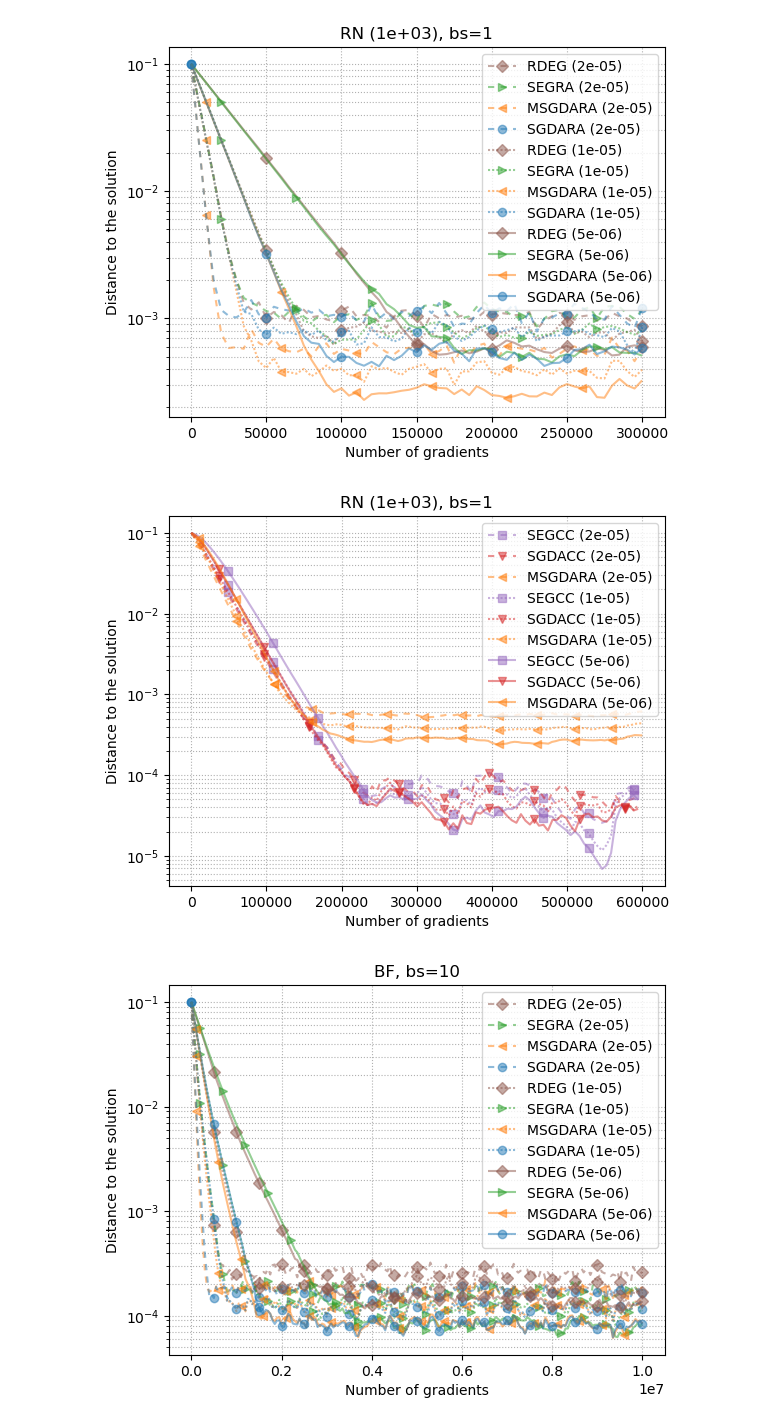
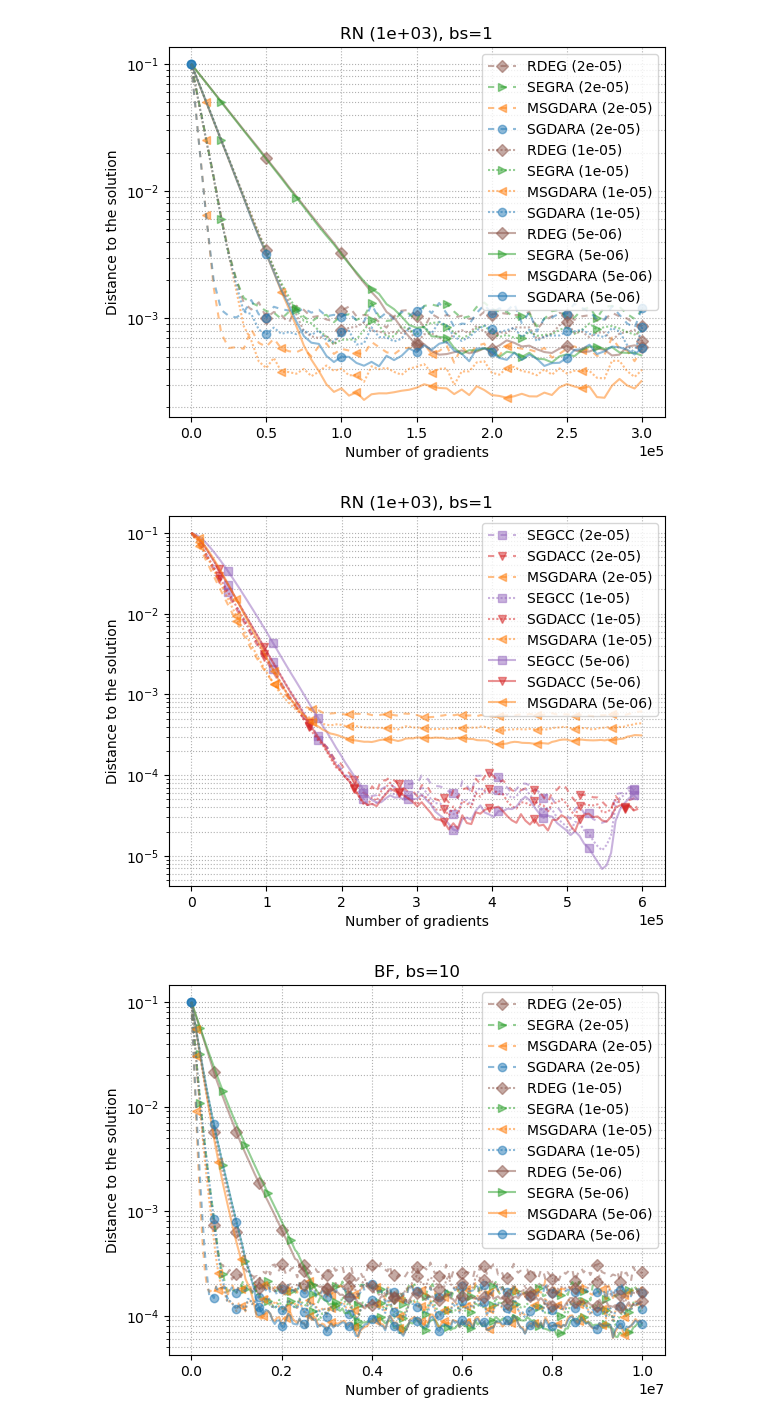
Before and after one commit to nazya/sgda-ra, a Jupyter notebook: plot-LR-ALIE-IPM.ipynb, the cells around one changed output. Cells and saved outputs as stored; diff of their text form; code cells hidden in the pictures.

```diff
--- a/plot-LR-ALIE-IPM.ipynb
+++ b/plot-LR-ALIE-IPM.ipynb
@@ -54,6 +55,7 @@ runs = client.search_runs(experiment_ids=[e.experiment_id],
 
 optimizer_names = ['SGDARA', 'MSGDARA', 'SEGRA', 'RDEG'] #'SGDA']
 for an, ap, bs, end in [('IPM', 1e2, 100, 7e7), ('ALIE', 1e1, 10, 2e6)]:
+    plt.figure(figsize=(4, 3))
     for r in runs:
         config = mlflow.artifacts.load_dict(r.info.artifact_uri+'/config.json')
 
@@ -93,6 +95,7 @@ for an, ap, bs, end in [('IPM', 1e2, 100, 7e7), ('ALIE', 1e1, 10, 2e6)]:
     plt.ylabel('Distance to the solution')
     plt.yscale('log')
     plt.xscale('linear')
+    plt.ticklabel_format(axis="x", style="sci", scilimits=(0,5))
     plt.grid(True, which="both", ls='dotted')
     plt.legend()
     plt.savefig('figures/lr/'+title+'.pdf', bbox_inches='tight')
@@ -119,6 +122,7 @@ runs = client.search_runs(experiment_ids=[e.experiment_id],
 
 optimizer_names = ['SGDA', 'MSGDARA', 'SGDACC', 'SEGCC']
 for an, ap, bs, end in [('IPM', 1e2, 100, 5e7), ('ALIE', 1e1, 10, 5e6)]:
+    plt.figure(figsize=(4, 3))
     for r in runs:
         config = mlflow.artifacts.load_dict(r.info.artifact_uri+'/config.json')
 
@@ -160,6 +164,7 @@ for an, ap, bs, end in [('IPM', 1e2, 100, 5e7), ('ALIE', 1e1, 10, 5e6)]:
     plt.ylabel('Distance to the solution')
     plt.yscale('log')
     plt.xscale('linear')
+    plt.ticklabel_format(axis="x", style="sci", scilimits=(0,5))
     plt.grid(True, which="both", ls='dotted')
     plt.legend()
     plt.savefig('figures/lr/cc '+title+'.pdf', bbox_inches='tight')
@@ -177,6 +182,7 @@ runs = client.search_runs(experiment_ids=[e.experiment_id],
 optimizer_names = ['SGDA', 'MSGDARA', 'SGDACC', 'SEGCC']
 optimizer_names = ['SGDACC', 'SEGCC']
 for an, ap, bs, beg, end in [('IPM', 1e2, 100, 4e7, 8e7), ('ALIE', 1e1, 10, 4e6, 8e6)]:
+    plt.figure(figsize=(4, 3))
     for r in runs:
         config = mlflow.artifacts.load_dict(r.info.artifact_uri+'/config.json')
 
@@ -217,6 +223,7 @@ for an, ap, bs, beg, end in [('IPM', 1e2, 100, 4e7, 8e7), ('ALIE', 1e1, 10, 4e6,
     plt.ylabel('Distance to the solution')
     plt.yscale('log')
     plt.xscale('linear')
+    plt.ticklabel_format(axis="x", style="sci", scilimits=(0,5))
     plt.grid(True, which="both", ls='dotted')
     plt.legend()
     plt.savefig('figures/lr/cc '+title+'.pdf', bbox_inches='tight')
@@ -233,6 +240,7 @@ runs = client.search_runs(experiment_ids=[e.experiment_id],
 
 optimizer_names = ['SGDARA', 'MSGDARA', 'SEGRA', 'RDEG'] #'SGDA']
 for an, ap, bs, end in [('RN', 1e3, 1, 3e5)]:
+    # plt.figure(figsize=(5, 4))
     for r in runs:
         config = mlflow.artifacts.load_dict(r.info.artifact_uri+'/config.json')
 
@@ -272,12 +280,13 @@ for an, ap, bs, end in [('RN', 1e3, 1, 3e5)]:
     plt.ylabel('Distance to the solution')
     plt.yscale('log')
     plt.xscale('linear')
+    plt.ticklabel_format(axis="x", style="sci", scilimits=(0,5))
     plt.grid(True, which="both", ls='dotted')
     plt.legend()
     plt.savefig('figures/lr/'+title+'.pdf', bbox_inches='tight')
     plt.show()
 # %% [output]
-[figure, old version]
+[figure, new version]
 # %%
 client = MlflowClient(tracking_uri=tracking_uri)
 e = client.get_experiment_by_name(experiment_name)
@@ -288,6 +297,7 @@ runs = client.search_runs(experiment_ids=[e.experiment_id],
 optimizer_names = ['SGDARA', 'MSGDARA', 'SEGRA', 'RDEG'] #'SGDA']
 optimizer_names = ['SGDA', 'MSGDARA', 'SGDACC', 'SEGCC']
 for an, ap, bs, end in [('RN', 1e3, 1, 6e5)]:
+    # plt.figure(figsize=(4, 3))
     for r in runs:
         config = mlflow.artifacts.load_dict(r.info.artifact_uri+'/config.json')
 
@@ -308,34 +318,35 @@ for an, ap, bs, end in [('RN', 1e3, 1, 6e5)]:
 
         style = lrs.index(config['lr'])
 
         label = config[label_key]['name']+' (%.e)' % config['lr']
         i = config[label_key]['id']
         history = client.get_metric_history(run_id=r.info.run_id, key=metric_key)
         y = np.array([h.value for h in history])
         x = np.array([h.timestamp for h in history])
         # x = np.array([h.step for h in history])
         mask = (x >= beg)*(x <= end)
         x, y = x[mask], y[mask]
 
         y = smooth(y, 0.8)
 
         plt.plot(x, y,
                  alpha=0.5, color=colors[i],
                  marker=markers[i], markevery=slice(2*i, len(x), 10),
                  label=label, linestyle=linestyles[style][1])
 
     title = '%s (%.e), bs=%i' % (an, ap, bs)
     plt.title(title)
     plt.xlabel('Number of gradients')
     plt.ylabel('Distance to the solution')
     plt.yscale('log')
     plt.xscale('linear')
+    plt.ticklabel_format(axis="x", style="sci", scilimits=(0,5))
     plt.grid(True, which="both", ls='dotted')
     plt.legend()
     plt.savefig('figures/lr/cc '+title+'.pdf', bbox_inches='tight')
     plt.show()
 # %% [output]
-[figure, old version]
+[figure, new version]
 # %%
 client = MlflowClient(tracking_uri=tracking_uri)
 e = client.get_experiment_by_name(experiment_name)
```
Also changed, not shown: parts of 8 cells of this notebook, 9 other files.
